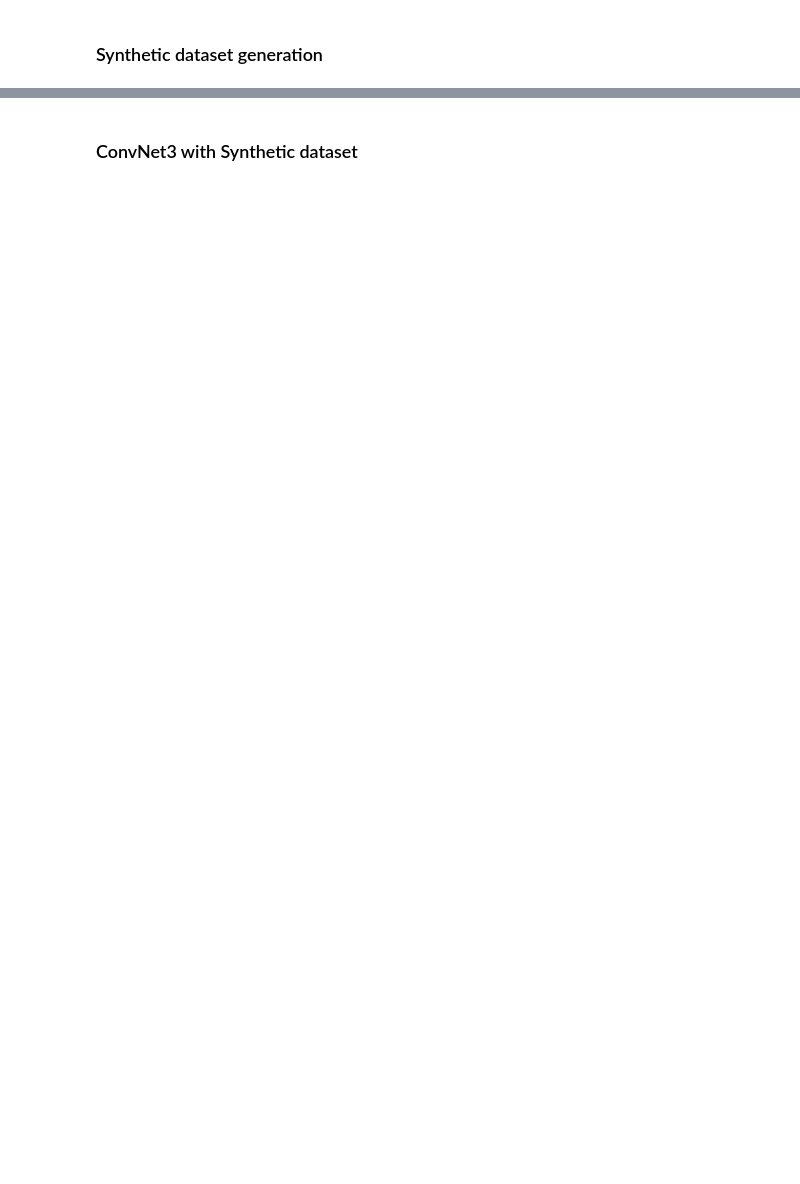
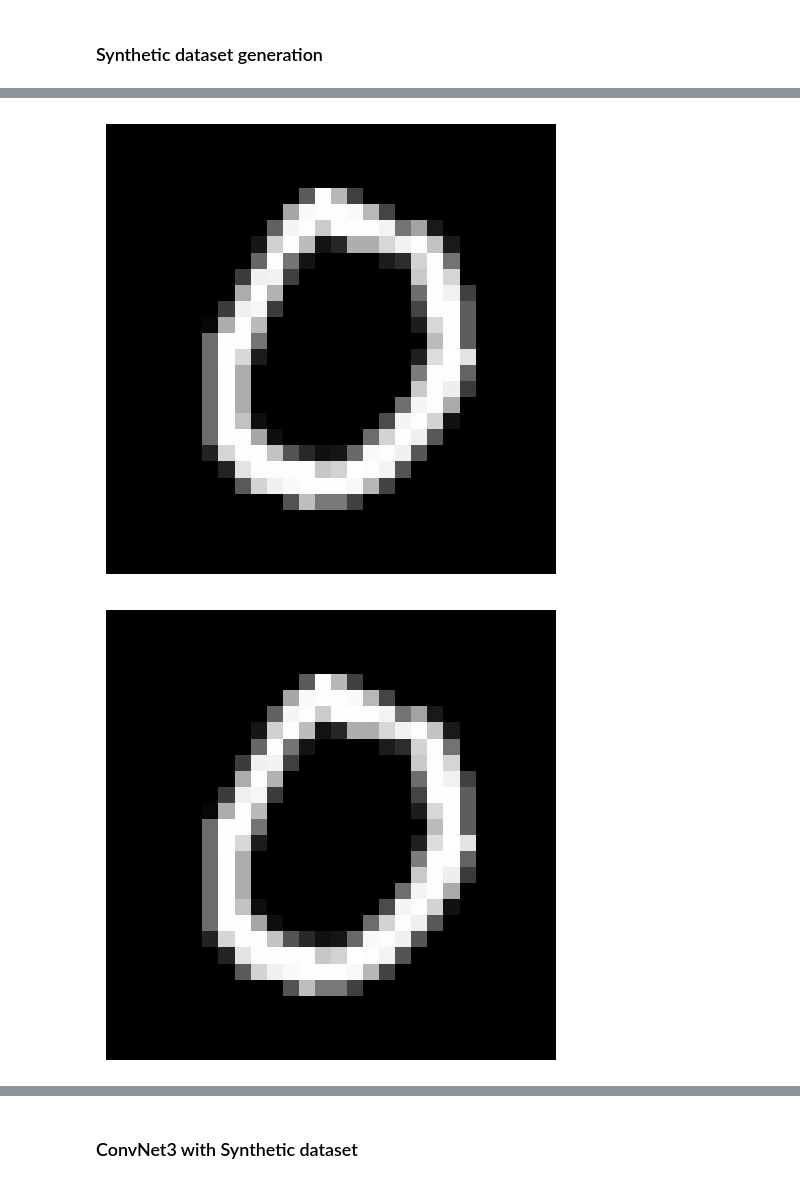
Before and after one commit to Swapnil949/ECE1512_2024F_ProjectRepo_SwapnilPatel, a Jupyter notebook: project_A/src/task1.ipynb, the cells around one changed output, grey strips where cells are left out. Saved outputs shown, nothing was run; the diff lists cells and outputs as text; code cells hidden in the pictures; blank space fills up the shorter version.

```diff
--- a/project_A/src/task1.ipynb
+++ b/project_A/src/task1.ipynb
@@ -164,0 +1856,21 @@ plt.show()
+# %%
+orig_MNIST_real_res = output_dir + 'orig_MNIST_real_res.pt'
+results = torch.load(orig_MNIST_real_res, weights_only=True)
+syn_imgs = results['data'][0][0]
+# display syn_imgs[0]
+plt.imshow(syn_imgs[0].permute(1, 2, 0).squeeze(), cmap="gray")
+plt.axis("off")
+plt.tight_layout()
+plt.show()
+
+MNIST_real_res = output_dir + 'MNIST_real_res.pt'
+results = torch.load(MNIST_real_res, weights_only=True)
+syn_imgs = results['data'][0][0]
+
+plt.imshow(syn_imgs[0].permute(1, 2, 0).squeeze(), cmap="gray")
+plt.axis("off")
+plt.tight_layout()
+plt.show()
+# %% [output]
+[figure, added]
+[figure, added]
```
Also changed, not shown: parts of 29 cells of this notebook.
